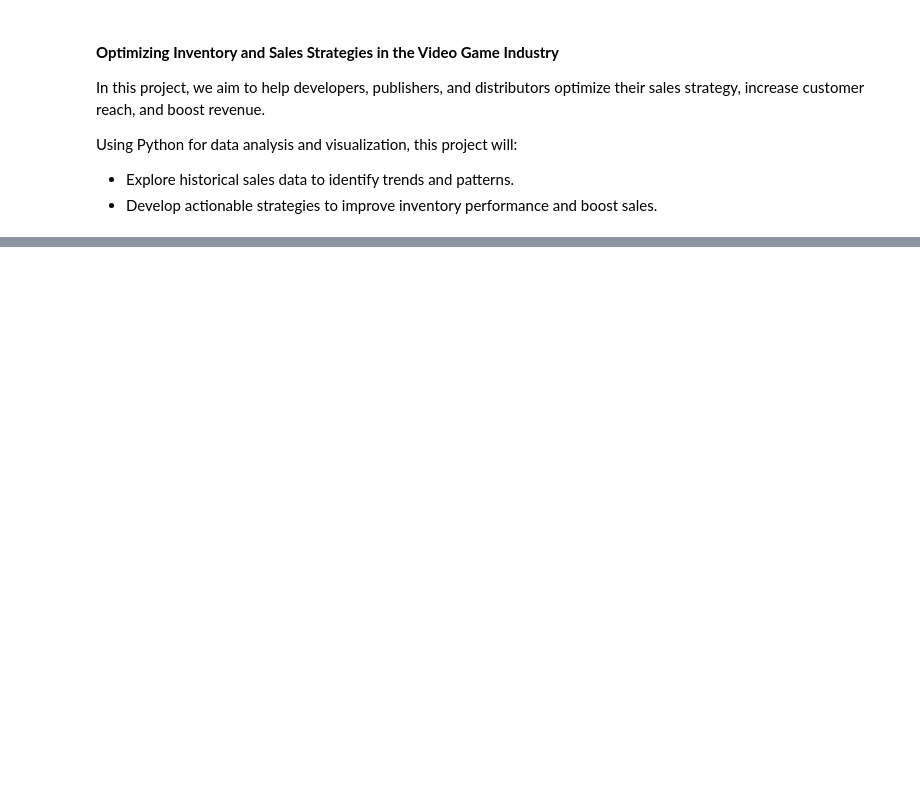
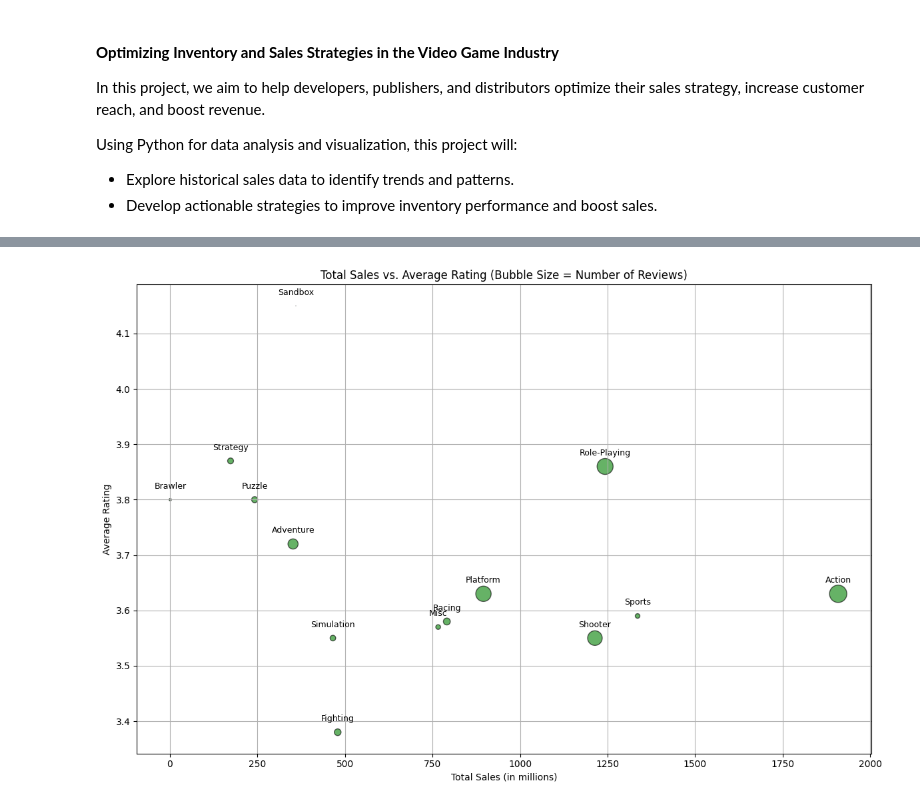
Before and after one commit to AbhijayUpadhyay/videogame-sales-analysis, a Jupyter notebook: main.ipynb, the cells around one changed output, grey strips where cells are left out. Saved outputs shown, nothing was run; the diff lists cells and outputs as text; code cells hidden in the pictures; blank space fills up the shorter version.

```diff
--- a/main.ipynb
+++ b/main.ipynb
@@ -124,0 +152,4 @@ Our findings corroborate with real-world examples. Elden Ring is currently on sa
+# %%
+rows = sql_queries.genre_comparisons(cursor)
+genre_comparisons = pd.DataFrame(rows, columns=['Genre', 'Total Sales', 'Average Rating', 'Number of Reviews'])
+genre_comparisons
@@ -124,0 +172,5 @@ Our findings corroborate with real-world examples. Elden Ring is currently on sa
+# %%
+# This relationship can better be represented with a bar chart
+analysis.genre_bubble_chart(genre_comparisons)
+# %% [output]
+[figure, added]
```
Also changed, not shown: parts of 19 cells of this notebook, 2 other files.
